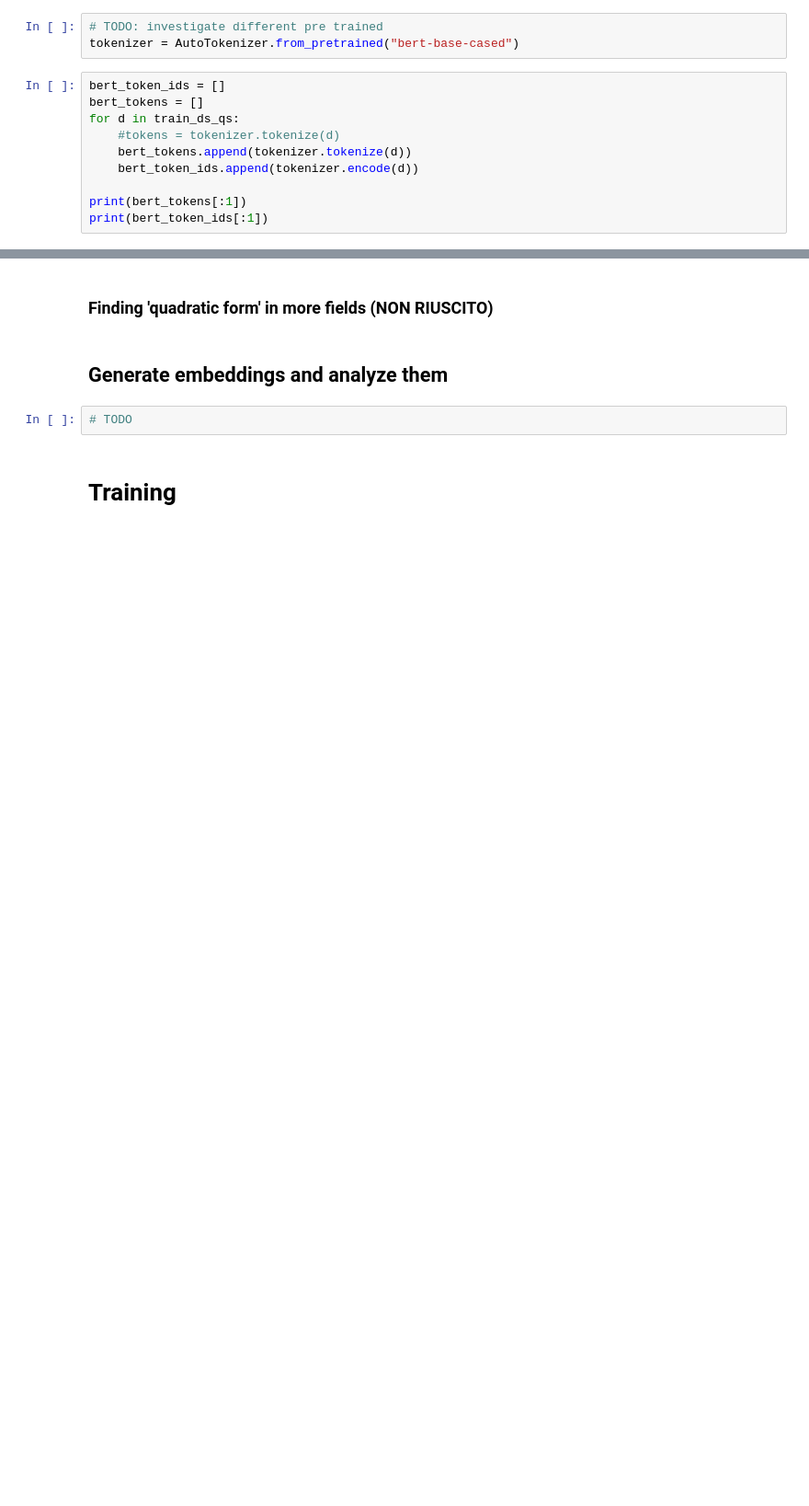
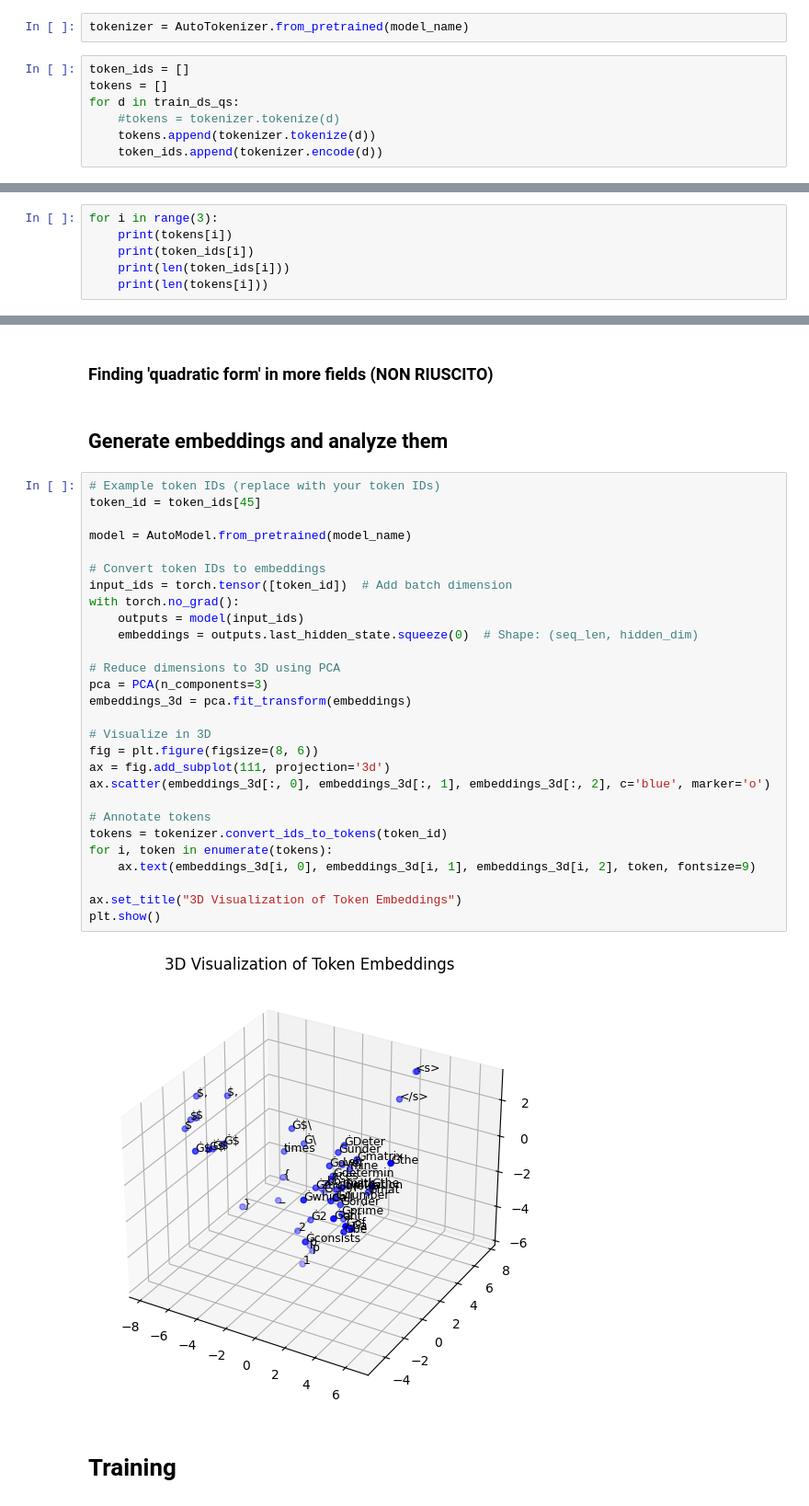
Before and after one commit to mattteochen/polimi-nlp, a Jupyter notebook: nlp.ipynb, the cells around one changed output, grey strips where cells are left out. Shown at 92% size. Drawn from its saved outputs; the diff is of its cells as text; blank space fills up the shorter version.

Commit message:
longformer tokenizer and word embedding visualizaiton

```diff
--- a/nlp.ipynb
+++ b/nlp.ipynb
@@ -206,13 +207,9 @@ not_parsed_inputs[:1]
 # %%
-# TODO: investigate different pre trained
-tokenizer = AutoTokenizer.from_pretrained("bert-base-cased")
+tokenizer = AutoTokenizer.from_pretrained(model_name)
 # %%
-bert_token_ids = []
-bert_tokens = []
+token_ids = []
+tokens = []
 for d in train_ds_qs:
 	#tokens = tokenizer.tokenize(d)
-    bert_tokens.append(tokenizer.tokenize(d))
-    bert_token_ids.append(tokenizer.encode(d))
-
-print(bert_tokens[:1])
-print(bert_token_ids[:1])
+    tokens.append(tokenizer.tokenize(d))
+    token_ids.append(tokenizer.encode(d))
@@ -222,3 +237,9 @@ print(bert_token_ids[:1])
+# %%
+for i in range(3):
+    print(tokens[i])
+    print(token_ids[i])
+    print(len(token_ids[i]))
+    print(len(tokens[i]))
 # %% [markdown]
 ## Perform cluster analysis on questions field
 # %% [markdown]
@@ -321,7 +328,35 @@ print(results.head(6))
 # %% [markdown]
 ## Generate embeddings and analyze them
 # %%
-# TODO
+# Example token IDs (replace with your token IDs)
+token_id = token_ids[45]
+
+model = AutoModel.from_pretrained(model_name)
+
+# Convert token IDs to embeddings
+input_ids = torch.tensor([token_id])  # Add batch dimension
+with torch.no_grad():
+    outputs = model(input_ids)
+    embeddings = outputs.last_hidden_state.squeeze(0)  # Shape: (seq_len, hidden_dim)
+
+# Reduce dimensions to 3D using PCA
+pca = PCA(n_components=3)
+embeddings_3d = pca.fit_transform(embeddings)
+
+# Visualize in 3D
+fig = plt.figure(figsize=(8, 6))
+ax = fig.add_subplot(111, projection='3d')
+ax.scatter(embeddings_3d[:, 0], embeddings_3d[:, 1], embeddings_3d[:, 2], c='blue', marker='o')
+
+# Annotate tokens
+tokens = tokenizer.convert_ids_to_tokens(token_id)
+for i, token in enumerate(tokens):
+    ax.text(embeddings_3d[i, 0], embeddings_3d[i, 1], embeddings_3d[i, 2], token, fontsize=9)
+
+ax.set_title("3D Visualization of Token Embeddings")
+plt.show()
+# %% [output]
+[figure, added]
 # %% [markdown]
 # Training
 # %% [markdown]
```
Also changed, not shown: parts of 20 cells of this notebook.
